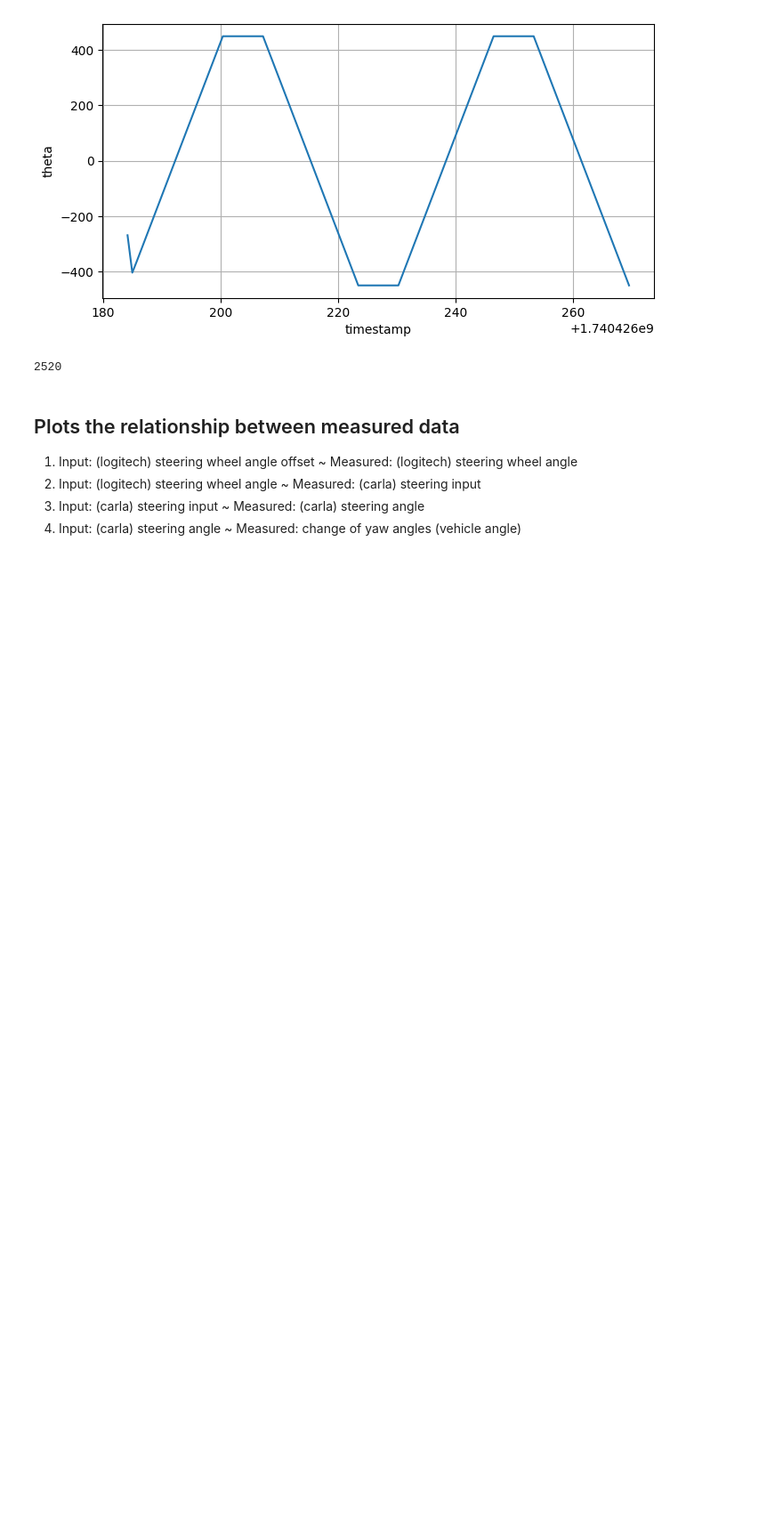
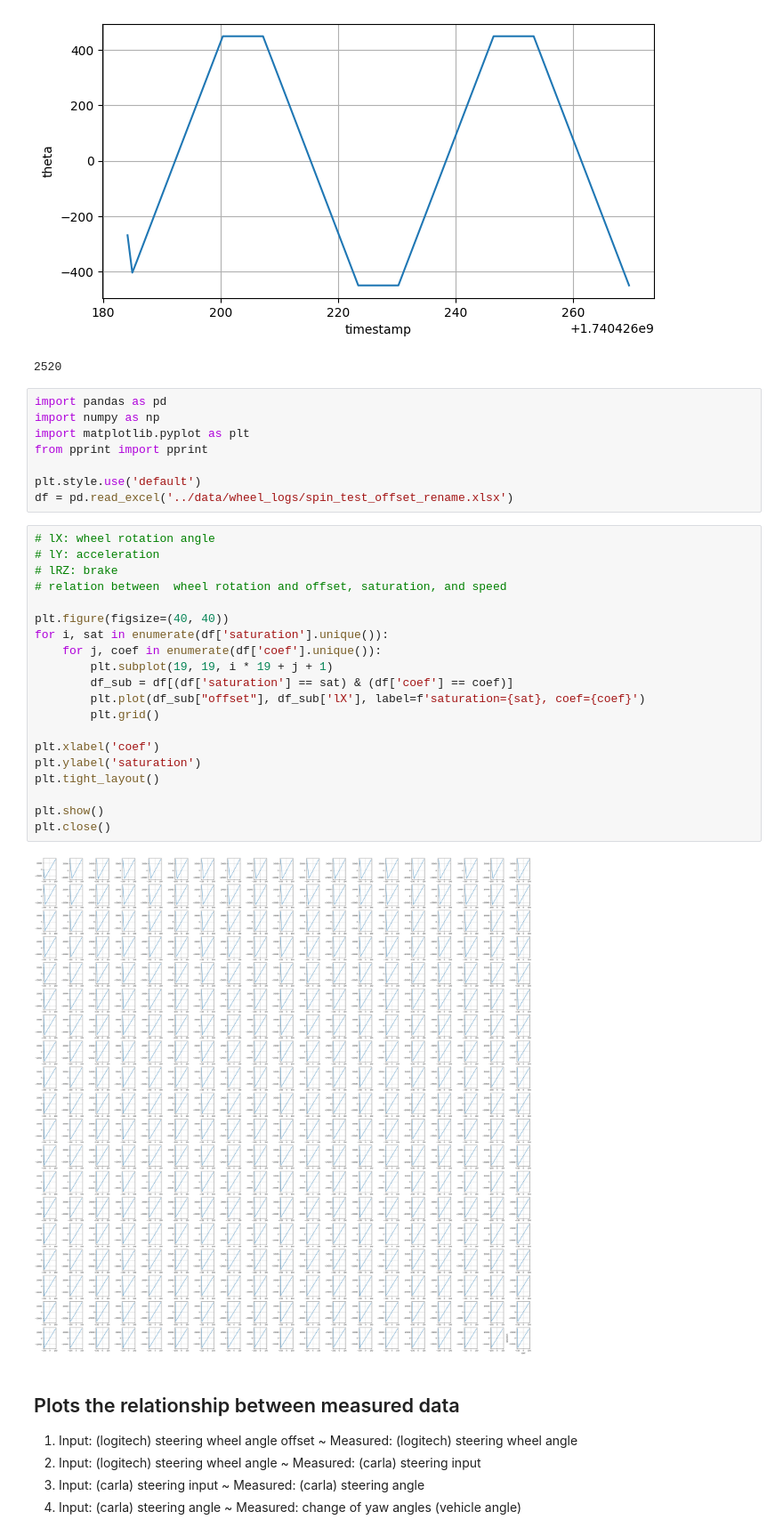
Before and after one commit to chanyca/DReyeVR, a Jupyter notebook: PythonAPI/scripts/algorithm.ipynb, the cells around one changed output. Shown at 89% size. Drawn from its saved outputs; the diff is of its cells as text; blank space fills up the shorter version.

```diff
--- a/PythonAPI/scripts/algorithm.ipynb
+++ b/PythonAPI/scripts/algorithm.ipynb
@@ -101,6 +101,36 @@ print(len(df_spin_repeated))
 # %% [output]
 [figure]
 2520
+# %%
+import pandas as pd
+import numpy as np
+import matplotlib.pyplot as plt
+from pprint import pprint
+
+plt.style.use('default')
+df = pd.read_excel('../data/wheel_logs/spin_test_offset_rename.xlsx')
+# %%
+# lX: wheel rotation angle
+# lY: acceleration
+# lRZ: brake
+# relation between  wheel rotation and offset, saturation, and speed
+
+plt.figure(figsize=(40, 40))
+for i, sat in enumerate(df['saturation'].unique()):
+    for j, coef in enumerate(df['coef'].unique()):
+        plt.subplot(19, 19, i * 19 + j + 1)
+        df_sub = df[(df['saturation'] == sat) & (df['coef'] == coef)]
+        plt.plot(df_sub["offset"], df_sub['lX'], label=f'saturation={sat}, coef={coef}')
+        plt.grid()
+
+plt.xlabel('coef')
+plt.ylabel('saturation')
+plt.tight_layout()
+
+plt.show()
+plt.close()
+# %% [output]
+[figure, added]
 # %% [markdown]
 ## Plots the relationship between measured data
 1. Input: (logitech) steering wheel angle offset ~ Measured: (logitech) steering wheel angle
```
Also changed, not shown: parts of 7 cells of this notebook, 18 other files.
